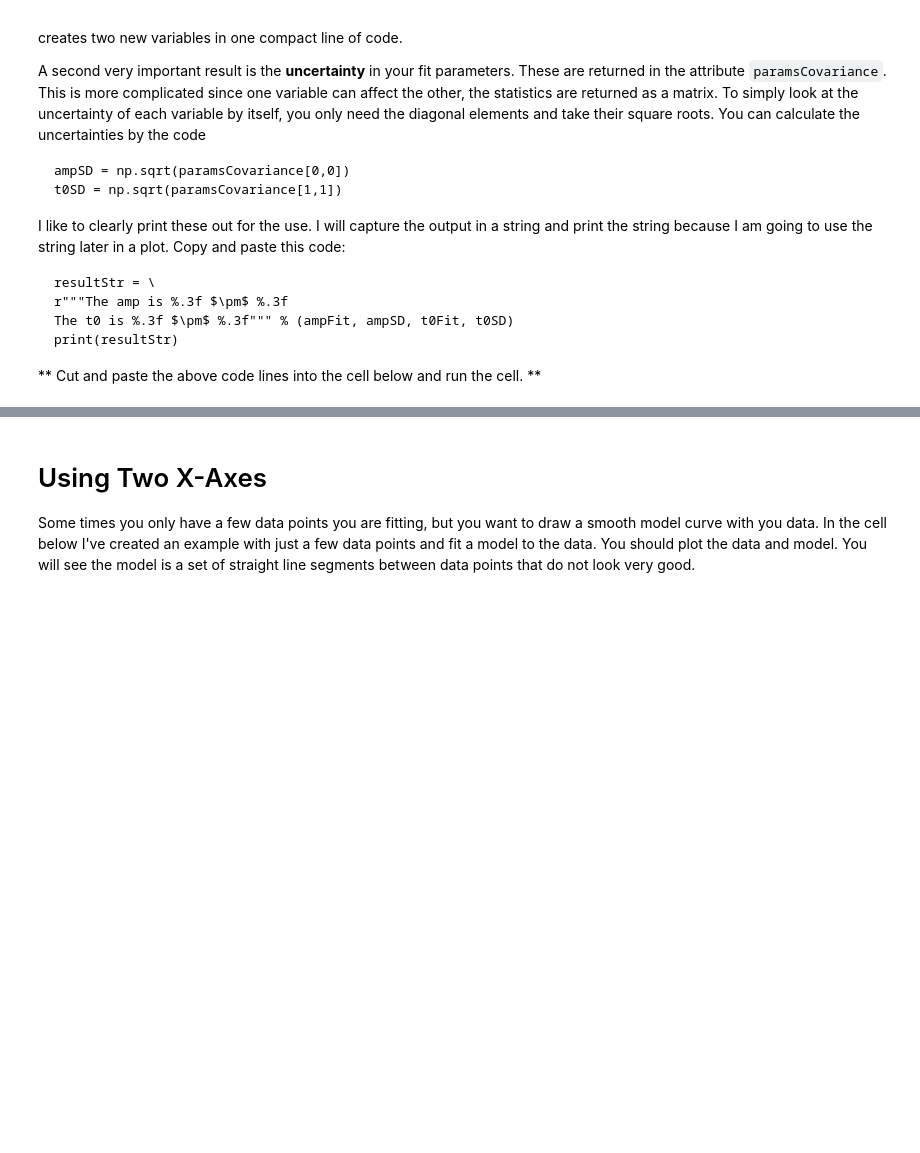
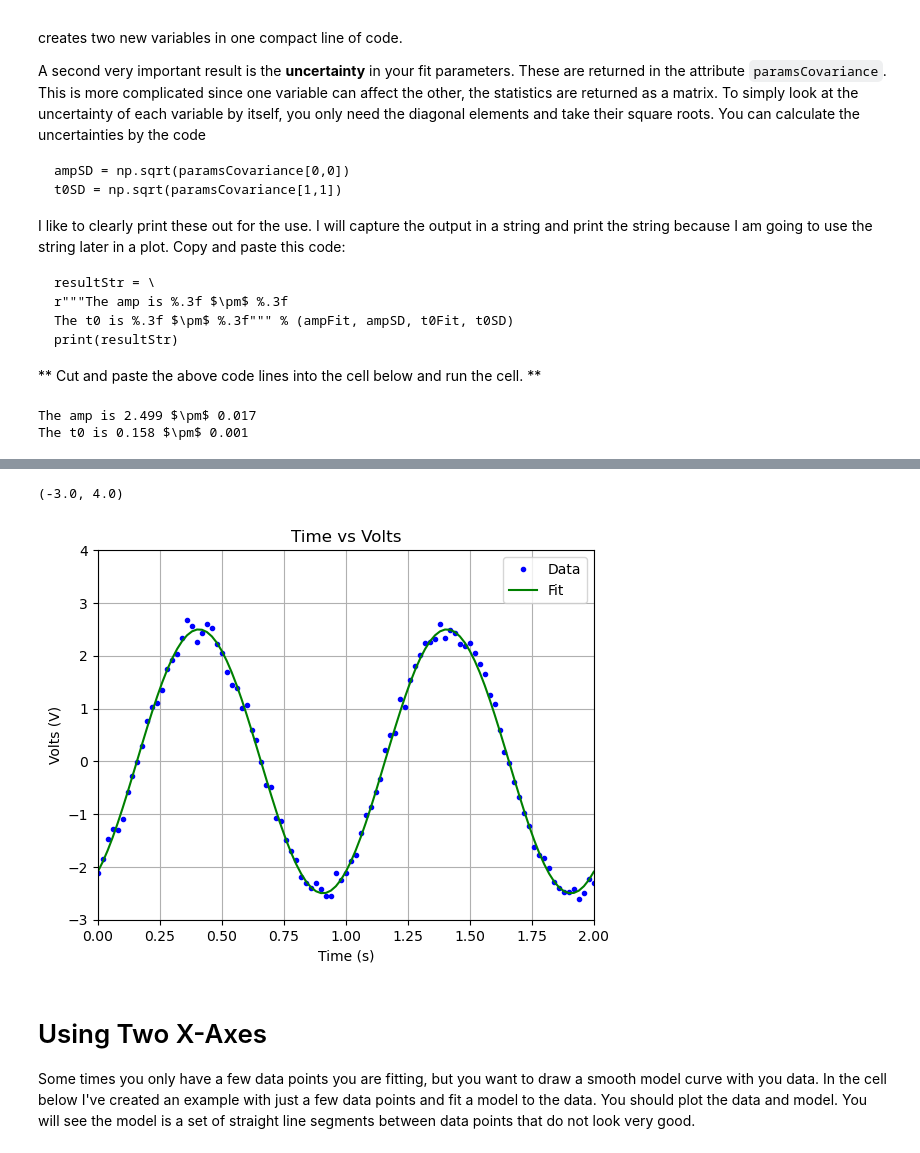
Before and after one commit to DuquesneAtomicPhysics/PythonJupyterSkills, a Jupyter notebook: Skill-06-Fitting-Data-Student.ipynb, the cells around one changed output, grey strips where cells are left out. Saved outputs shown, nothing was run; the diff lists cells and outputs as text; code cells hidden in the pictures; blank space fills up the shorter version.

````diff
--- a/Skill-06-Fitting-Data-Student.ipynb
+++ b/Skill-06-Fitting-Data-Student.ipynb
@@ -50,6 +75,9 @@ def vModel(time, amp, t0):
 ```
 
 ** Modify the function below to return the function above. **
+# %%
+def vModel(time, amp, t0):
+    return amp*np.sin(2.0*np.pi*(time-t0))
 # %% [markdown]
 ## 2. Guess Initial Values for Parameters
 Well, our first plot above shows a reasonable starting place, but we can refine our initial guess for the amplitude by setting it to
@@ -59,6 +87,10 @@ You can fund the *max* and *min* using the `numpy` functions `np.max()` and `np.
 For our initial `t0`, just try `0.0`.
 
 Use the code below to set initial guesses.
+# %%
+t0 = 0.0
+
+ampStart = (np.max(volts) - np.min(volts)) / 2.0
 # %% [markdown]
 ## 3. Run the Data Fit
 This is easy. Just run the code
@@ -69,6 +101,9 @@ paramsFit, paramsCovariance = \
 The function `curve_fit` does the very complicated non-linear least squares fit and returns two arrays: the best fit values of the parameters, and the *covarience* (think uncertainty) of those values. You capture those values in the variables `paramsFit`, and `paramsCovariance`. You should print out both of those variables.
 
 Note the backslash continues the code to the next line.
+# %%
+paramsFit, paramsCovariance = \
+  curve_fit(vModel, time, volts, p0=[ampStart, t0])
 # %% [markdown]
 ## 4. Interpret the Results
 The array `paramsFit` are the best fit values of the parameters. I like to create new variables with these these values for use later. The line
@@ -92,6 +127,19 @@ print(resultStr)
 ```
 
 ** Cut and paste the above code lines into the cell below and run the cell. **
+# %%
+(ampFit, t0Fit) = paramsFit
+
+ampSD = np.sqrt(paramsCovariance[0,0])
+t0SD = np.sqrt(paramsCovariance[1,1])
+
+resultStr = \
+r"""The amp is %.3f $\pm$ %.3f
+The t0 is %.3f $\pm$ %.3f""" % (ampFit, ampSD, t0Fit, t0SD)
+print(resultStr)
+# %% [output]
+The amp is 2.499 $\pm$ 0.017
+The t0 is 0.158 $\pm$ 0.001
 # %% [markdown]
 ## 5. Plotting Your Results
 **Always plot your results!**
@@ -115,6 +163,29 @@ This is how my final plot looked:
 ![First Plot](Skill-06b.png)
 
 Make your final plot in the cell below.
+# %%
+vModel(time, ampFit, t0Fit)
+
+ax.text(0.1,2.8,resultStr)
+
+fig = plt.figure()
+ax = fig.add_subplot(111)
+
+ax.set_xlabel("Time (s)")
+ax.set_ylabel("Volts (V)")
+ax.set_title("Time vs Volts")
+
+ax.plot(time, volts, '.b', label="Data")
+ax.plot(time,vModel(time, ampFit, t0Fit),'-g', label="Fit")
+
+ax.grid()
+ax.legend()
+
+ax.set_xlim(0,2)
+ax.set_ylim(-3,4)
+# %% [output]
+(-3.0, 4.0)
+[figure, added]
 # %% [markdown]
 # Using Two X-Axes
 Some times you only have a few data points you are fitting, but you want to draw a smooth model curve with you data. In the cell below I've created an example with just a few data points and fit a model to the data. You should  plot the data and model. You will see the model is a set of straight line segments between data points that do not look very good.
````
Also changed, not shown: parts of 4 cells of this notebook.
